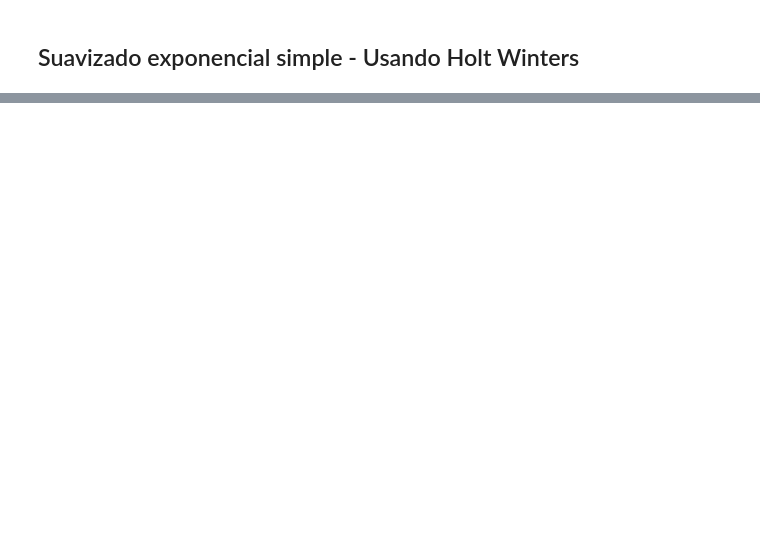
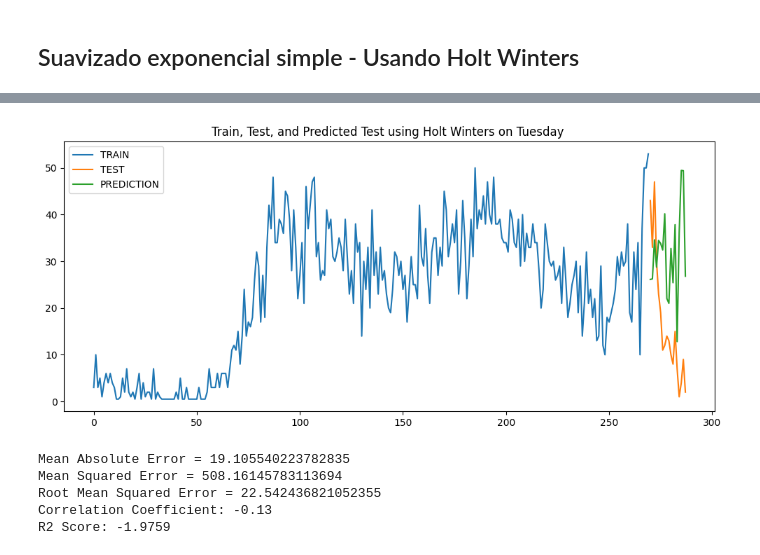
Before and after one commit to KevinrealG/Series_de_tiempo, a Jupyter notebook: 01_Time_Series_pred.ipynb, the cells around one changed output, grey strips where cells are left out. Saved outputs shown, nothing was run; the diff lists cells and outputs as text; code cells hidden in the pictures; blank space fills up the shorter version.

```diff
--- a/01_Time_Series_pred.ipynb
+++ b/01_Time_Series_pred.ipynb
@@ -311,0 +435,11 @@ plt.legend()
+# %%
+day = 'Tuesday'
+test_predictions = holt_winters_forecast(day,data_train[f'{day}'], data_test[f'{day}'],  smoothing_level=0.0001,smoothing_trend=0.9, smoothing_seasonal=.8)
+evaluate_regression_model(data_test[f'{day}'],test_predictions)
+# %% [output]
+[figure, added]
+Mean Absolute Error = 19.105540223782835
+Mean Squared Error = 508.16145783113694
+Root Mean Squared Error = 22.542436821052355
+Correlation Coefficient: -0.13
+R2 Score: -1.9759
```
Also changed, not shown: parts of 12 cells of this notebook.
